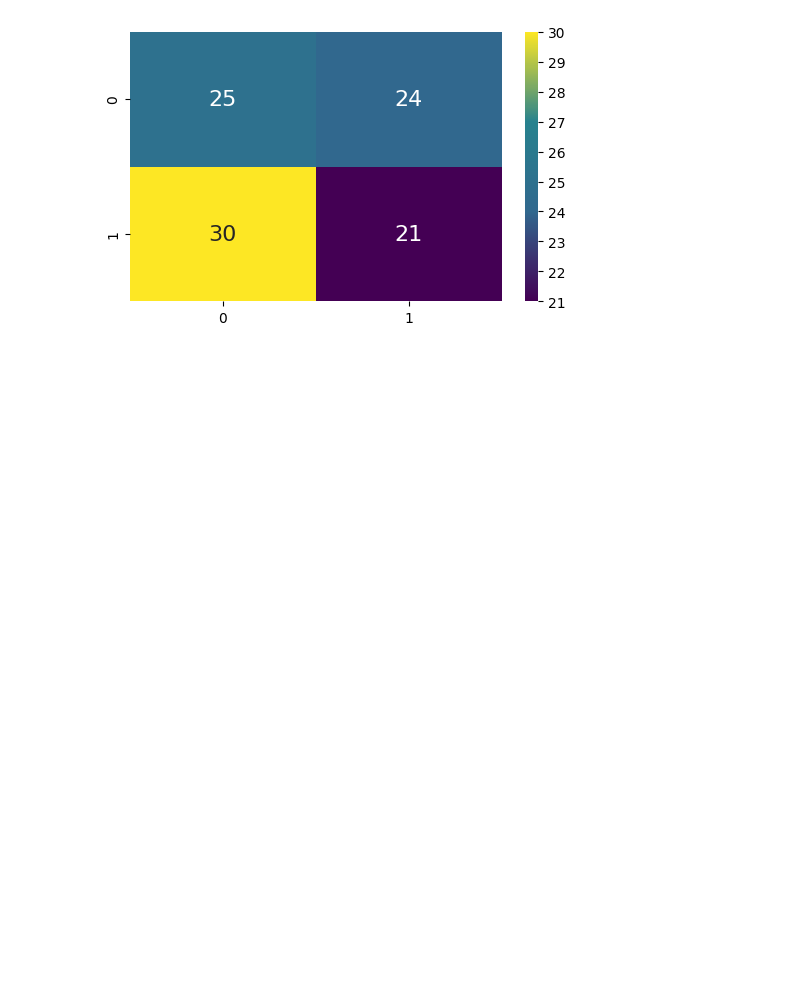
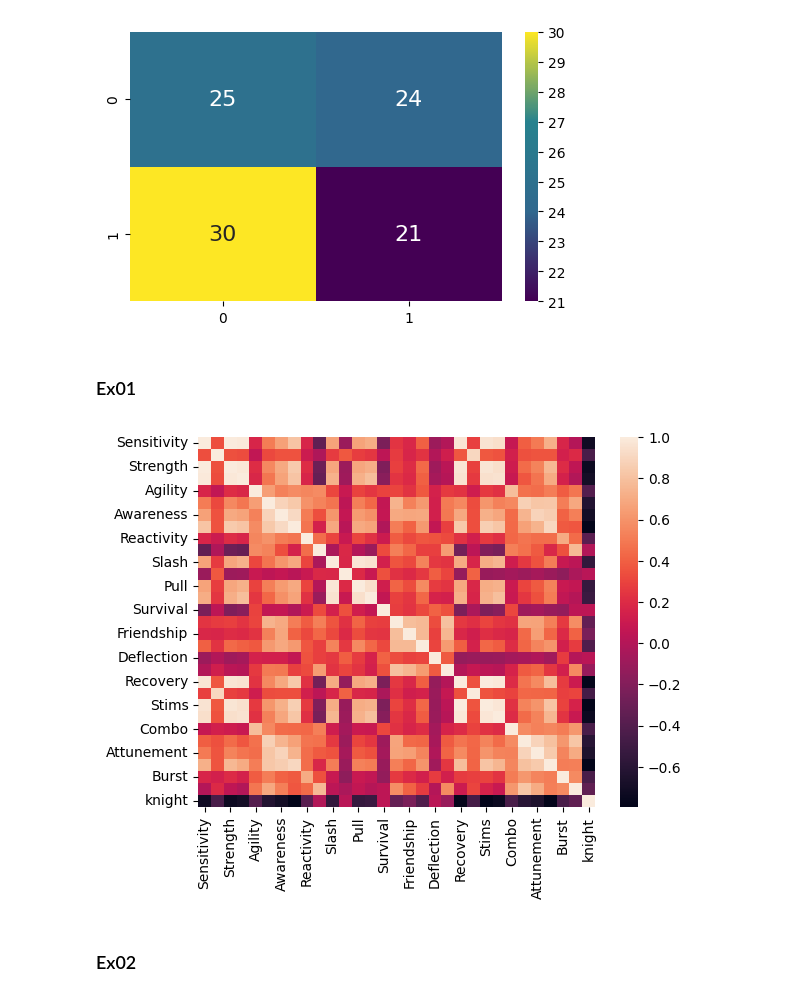
Before and after one commit to ayoubabounakif/data-science-modules, a Jupyter notebook: notebook_m04.ipynb, the cells around one changed output. Saved outputs shown, nothing was run; the diff lists cells and outputs as text; code cells hidden in the pictures; blank space fills up the shorter version.

```diff
--- a/notebook_m04.ipynb
+++ b/notebook_m04.ipynb
@@ -105,3 +105,17 @@ sns.heatmap(confusion_matrix, annot=True, annot_kws={
 plt.show()
 # %% [output]
 [figure]
+# %% [markdown]
+### Ex01
+# %%
+train_knight = pd.read_csv('./knights/Train_knight.csv')
+train_knight_copy = train_knight.copy()
+train_knight_copy['knight'] = train_knight_copy['knight'].astype('category').cat.codes
+correlation_matrix = train_knight_copy.corr()
+
+sns.heatmap(correlation_matrix)
+plt.show()
+# %% [output]
+[figure, added]
+# %% [markdown]
+### Ex02
```
Also changed, not shown: parts of 1 cell of this notebook.
